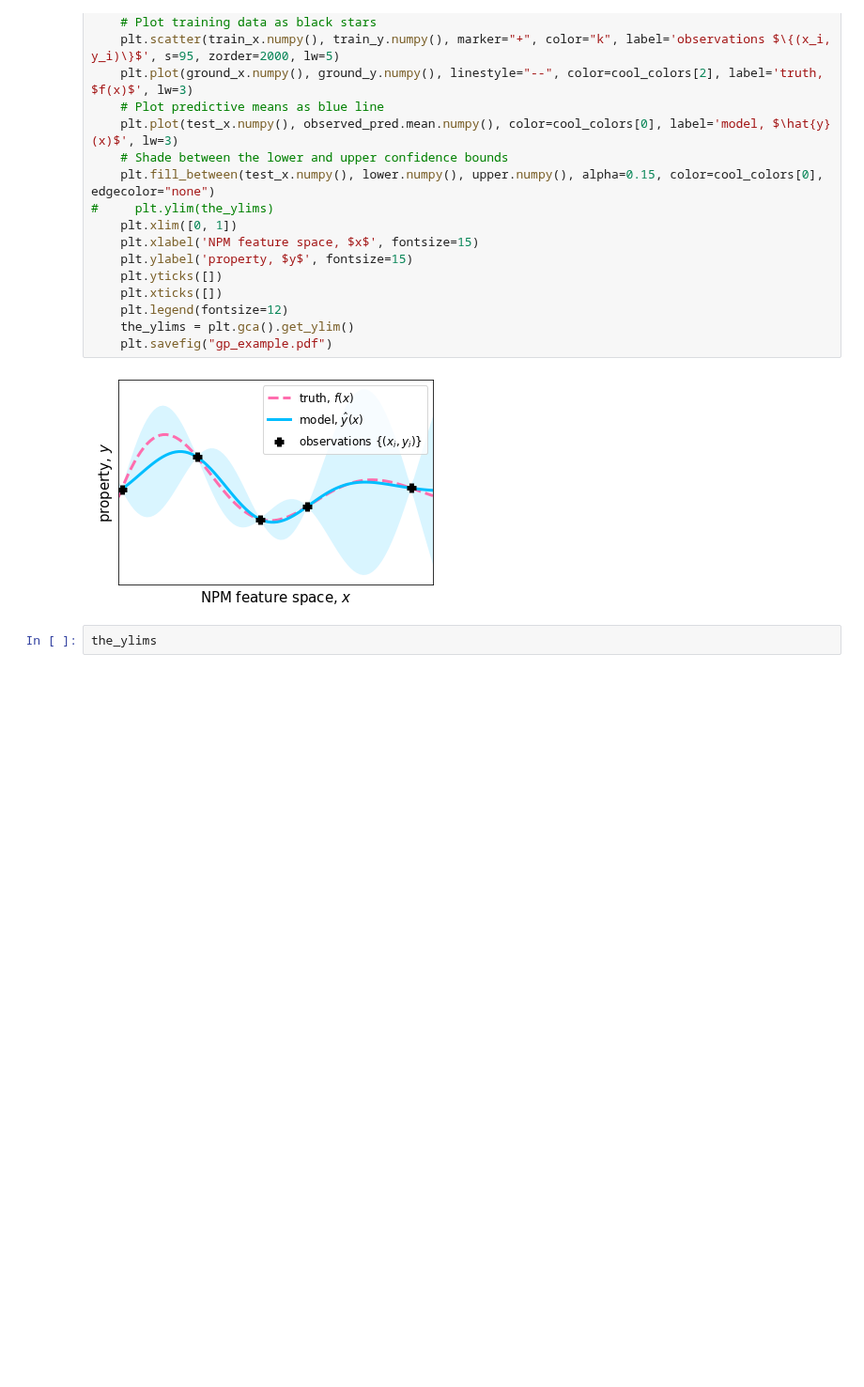
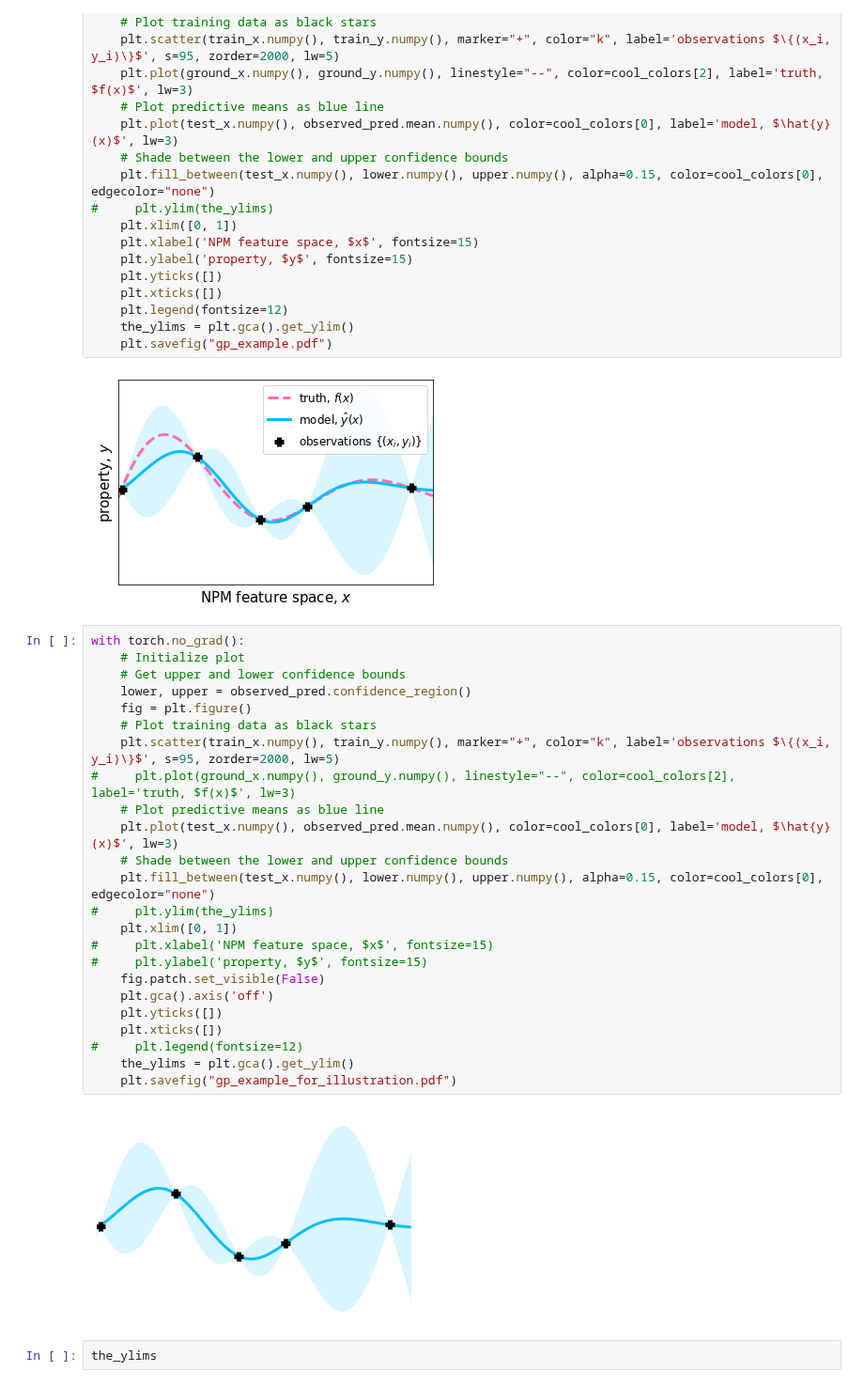
Before and after one commit to aryandeshwal/BO_of_COFs, a Jupyter notebook: synthetic_example.ipynb, the cells around one changed output. Shown at 94% size. Drawn from its saved outputs; the diff is of its cells as text; blank space fills up the shorter version.

Commit message:
toy example for illustration

```diff
--- a/synthetic_example.ipynb
+++ b/synthetic_example.ipynb
@@ -124,6 +140,32 @@ with torch.no_grad():
     plt.savefig("gp_example.pdf")
 # %% [output]
 [figure]
+# %%
+with torch.no_grad():
+    # Initialize plot
+    # Get upper and lower confidence bounds
+    lower, upper = observed_pred.confidence_region()
+    fig = plt.figure()
+    # Plot training data as black stars
+    plt.scatter(train_x.numpy(), train_y.numpy(), marker="+", color="k", label='observations $\{(x_i, y_i)\}$', s=95, zorder=2000, lw=5)
+#     plt.plot(ground_x.numpy(), ground_y.numpy(), linestyle="--", color=cool_colors[2], label='truth, $f(x)$', lw=3)
+    # Plot predictive means as blue line
+    plt.plot(test_x.numpy(), observed_pred.mean.numpy(), color=cool_colors[0], label='model, $\hat{y}(x)$', lw=3)
+    # Shade between the lower and upper confidence bounds
+    plt.fill_between(test_x.numpy(), lower.numpy(), upper.numpy(), alpha=0.15, color=cool_colors[0], edgecolor="none")
+#     plt.ylim(the_ylims)
+    plt.xlim([0, 1])
+#     plt.xlabel('NPM feature space, $x$', fontsize=15)
+#     plt.ylabel('property, $y$', fontsize=15)
+    fig.patch.set_visible(False)
+    plt.gca().axis('off')
+    plt.yticks([])
+    plt.xticks([])
+#     plt.legend(fontsize=12)
+    the_ylims = plt.gca().get_ylim()
+    plt.savefig("gp_example_for_illustration.pdf")
+# %% [output]
+[figure, added]
 # %%
 the_ylims
 # %% [output]
```
Also changed, not shown: parts of 1 cell of this notebook.
